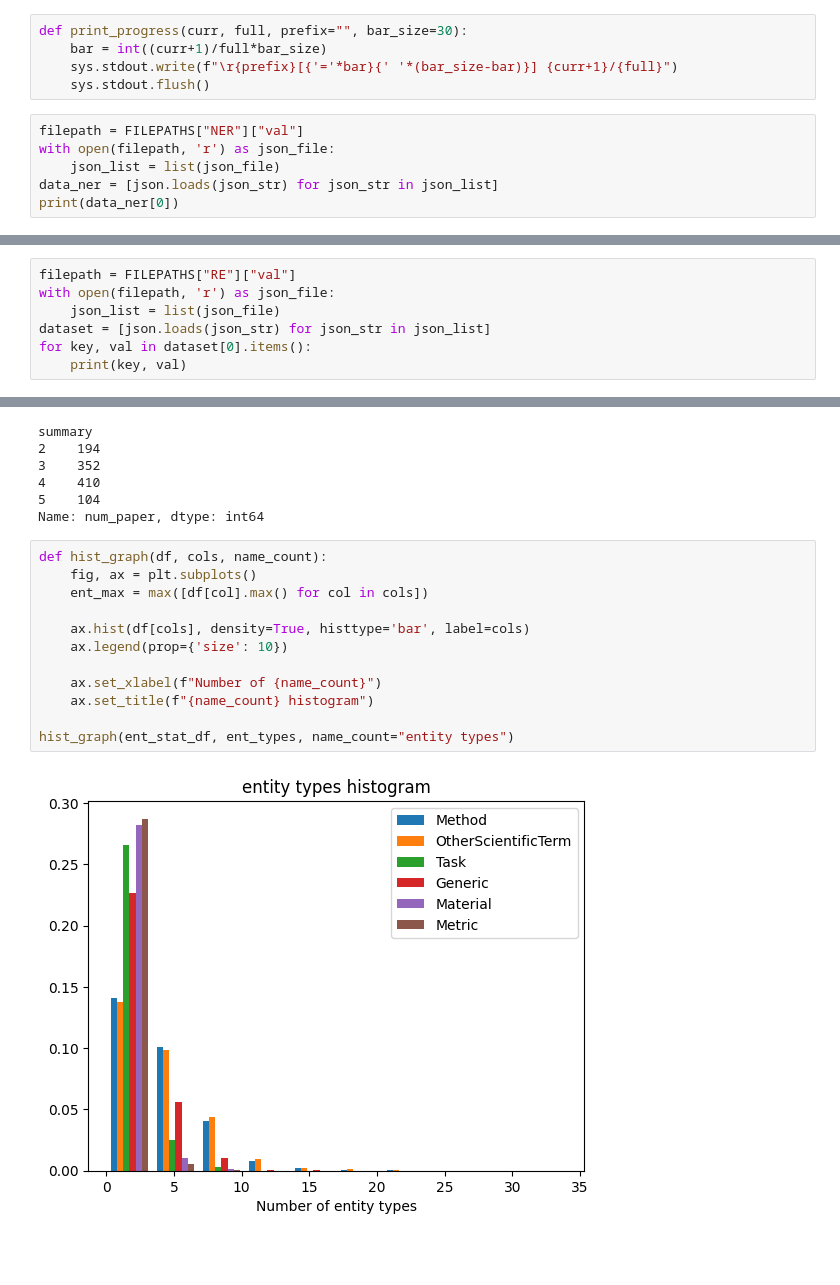
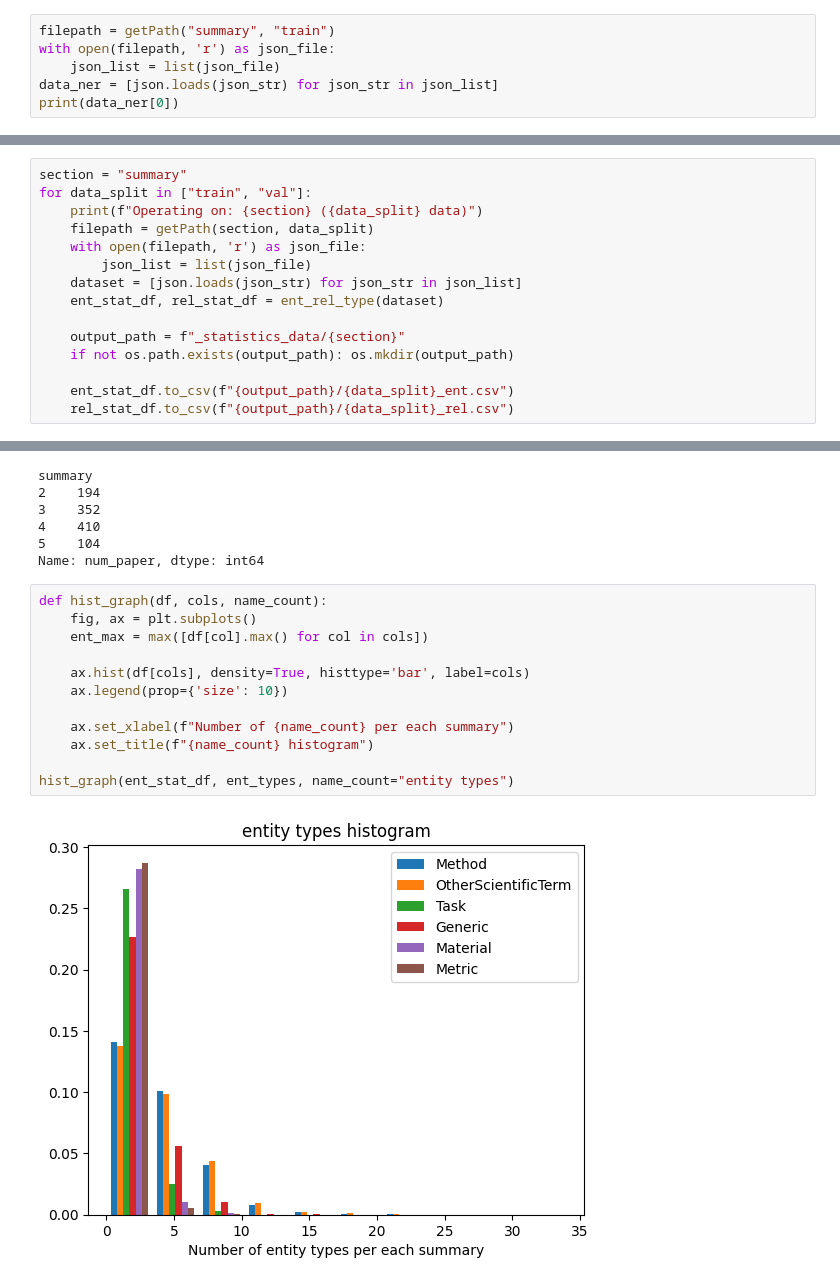
Before and after one commit to Thetang-145/My_Thesis_Playground, a Jupyter notebook: PL-Marker/_visualizeTriple.ipynb, the cells around one changed output, grey strips where cells are left out. Cells and saved outputs as stored; diff of their text form; blank space fills up the shorter version.

Commit message:
update visualizeTriple and the others

```diff
--- a/PL-Marker/_visualizeTriple.ipynb
+++ b/PL-Marker/_visualizeTriple.ipynb
@@ -19,10 +20,5 @@ FILEPATHS = {
-# %%
-def print_progress(curr, full, prefix="", bar_size=30):
-    bar = int((curr+1)/full*bar_size)
-    sys.stdout.write(f"\r{prefix}[{'='*bar}{' '*(bar_size-bar)}] {curr+1}/{full}")
-    sys.stdout.flush()
 # %%
-filepath = FILEPATHS["NER"]["val"]
+filepath = getPath("summary", "train")
 with open(filepath, 'r') as json_file:
     json_list = list(json_file)
 data_ner = [json.loads(json_str) for json_str in json_list]
@@ -186,9 +180,2 @@ This submission works on the neural machine translation problem Task . The autho
 # %% [markdown]
 # Statistics of IE from Summary
-# %%
-filepath = FILEPATHS["RE"]["val"]
-with open(filepath, 'r') as json_file:
-    json_list = list(json_file)
-dataset = [json.loads(json_str) for json_str in json_list]
-for key, val in dataset[0].items():
-    print(key, val)
@@ -237,0 +221,15 @@ for data in dataset:
+# %%
+section = "summary"
+for data_split in ["train", "val"]:
+    print(f"Operating on: {section} ({data_split} data)")
+    filepath = getPath(section, data_split)
+    with open(filepath, 'r') as json_file:
+        json_list = list(json_file)
+    dataset = [json.loads(json_str) for json_str in json_list]
+    ent_stat_df, rel_stat_df = ent_rel_type(dataset)
+
+    output_path = f"_statistics_data/{section}"
+    if not os.path.exists(output_path): os.mkdir(output_path)
+
+    ent_stat_df.to_csv(f"{output_path}/{data_split}_ent.csv")
+    rel_stat_df.to_csv(f"{output_path}/{data_split}_rel.csv")
@@ -268,14 +273,14 @@ Name: num_paper, dtype: int64
 # %%
 def hist_graph(df, cols, name_count):
     fig, ax = plt.subplots()
     ent_max = max([df[col].max() for col in cols])
 
     ax.hist(df[cols], density=True, histtype='bar', label=cols)
     ax.legend(prop={'size': 10})
 
-    ax.set_xlabel(f"Number of {name_count}")
+    ax.set_xlabel(f"Number of {name_count} per each summary")
     ax.set_title(f"{name_count} histogram")
 
 hist_graph(ent_stat_df, ent_types, name_count="entity types")
 # %% [output]
-[figure, old version]
+[figure, new version]
```
Also changed, not shown: parts of 50 cells of this notebook, 26 other files.
